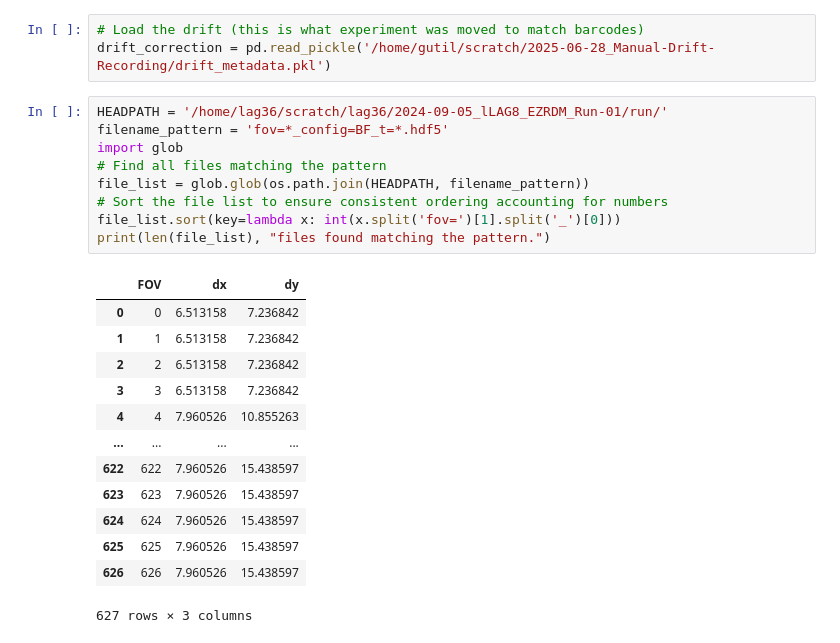
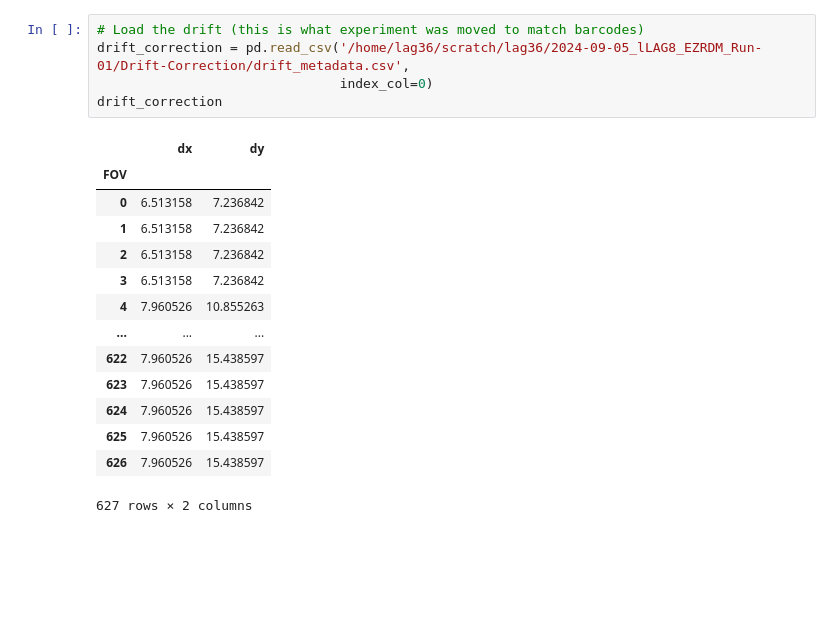
Before and after one commit to gutiloluis/lag_paulsson-lab, a Jupyter notebook: misc/2025-06-28_Manual-Drift-Recording/2025-07-04_Translate-Images.ipynb, the cells around one changed output. Drawn from its saved outputs; the diff is of its cells as text; blank space fills up the shorter version.

```diff
--- a/misc/2025-06-28_Manual-Drift-Recording/2025-07-04_Translate-Images.ipynb
+++ b/misc/2025-06-28_Manual-Drift-Recording/2025-07-04_Translate-Images.ipynb
@@ -3,26 +132,20 @@ import pandas as pd
 # %%
 # Load the drift (this is what experiment was moved to match barcodes)
-drift_correction = pd.read_pickle('/home/gutil/scratch/2025-06-28_Manual-Drift-Recording/drift_metadata.pkl')
+drift_correction = pd.read_csv('/home/lag36/scratch/lag36/2024-09-05_lLAG8_EZRDM_Run-01/Drift-Correction/drift_metadata.csv',
+                               index_col=0)
+drift_correction
+# %% [output]
+|  | dx | dy |
+| FOV |  |  |
+| 0 | 6.513158 | 7.236842 |
+| 1 | 6.513158 | 7.236842 |
+| 2 | 6.513158 | 7.236842 |
+| 3 | 6.513158 | 7.236842 |
+| 4 | 7.960526 | 10.855263 |
+| ... | ... | ... |
+| 622 | 7.960526 | 15.438597 |
+| 623 | 7.960526 | 15.438597 |
+| 624 | 7.960526 | 15.438597 |
+| 625 | 7.960526 | 15.438597 |
+| 626 | 7.960526 | 15.438597 |
+627 rows × 2 columns
-# %%
-HEADPATH = '/home/lag36/scratch/lag36/2024-09-05_lLAG8_EZRDM_Run-01/run/'
-filename_pattern = 'fov=*_config=BF_t=*.hdf5'
-import glob
-# Find all files matching the pattern
-file_list = glob.glob(os.path.join(HEADPATH, filename_pattern))
-# Sort the file list to ensure consistent ordering accounting for numbers
-file_list.sort(key=lambda x: int(x.split('fov=')[1].split('_')[0]))
-print(len(file_list), "files found matching the pattern.")
-# %% [output]
-|  | FOV | dx | dy |
-| 0 | 0 | 6.513158 | 7.236842 |
-| 1 | 1 | 6.513158 | 7.236842 |
-| 2 | 2 | 6.513158 | 7.236842 |
-| 3 | 3 | 6.513158 | 7.236842 |
-| 4 | 4 | 7.960526 | 10.855263 |
-| ... | ... | ... | ... |
-| 622 | 622 | 7.960526 | 15.438597 |
-| 623 | 623 | 7.960526 | 15.438597 |
-| 624 | 624 | 7.960526 | 15.438597 |
-| 625 | 625 | 7.960526 | 15.438597 |
-| 626 | 626 | 7.960526 | 15.438597 |
-627 rows × 3 columns
```
Also changed, not shown: parts of 18 cells of this notebook, 14 other files.
